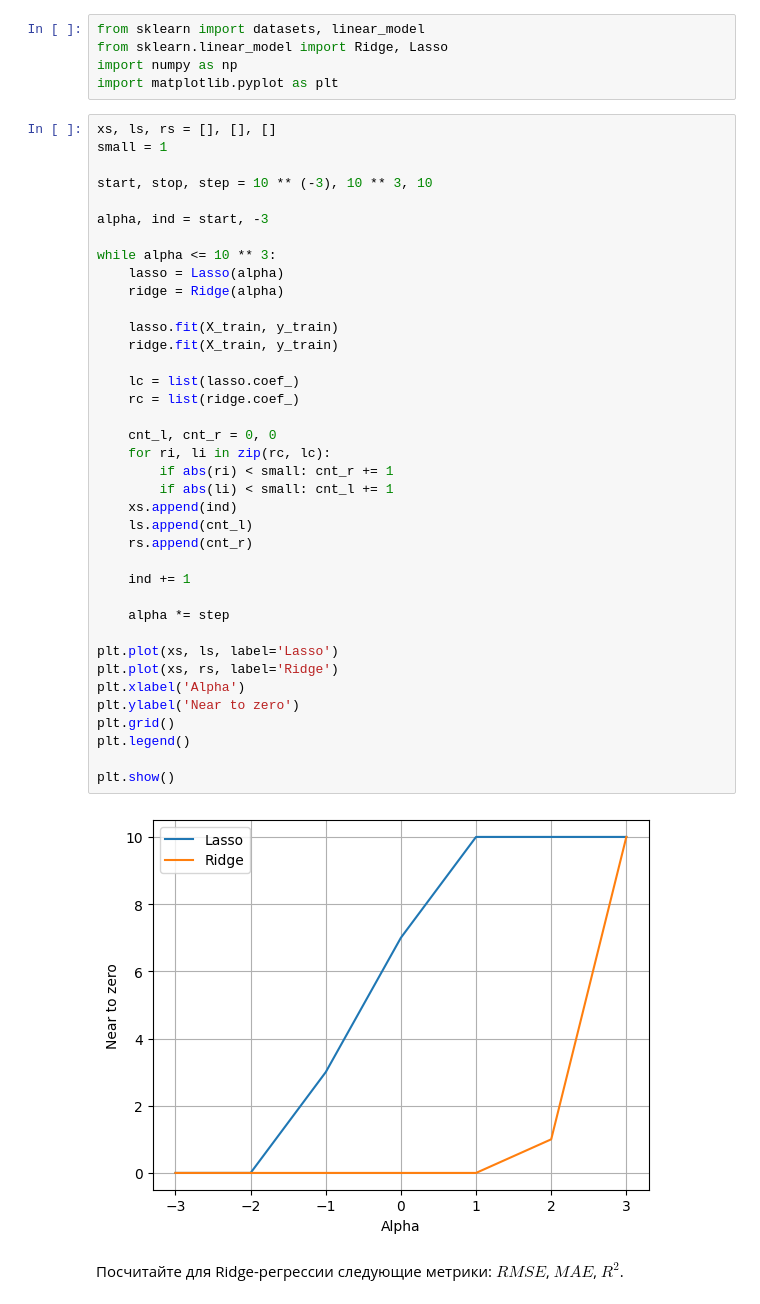
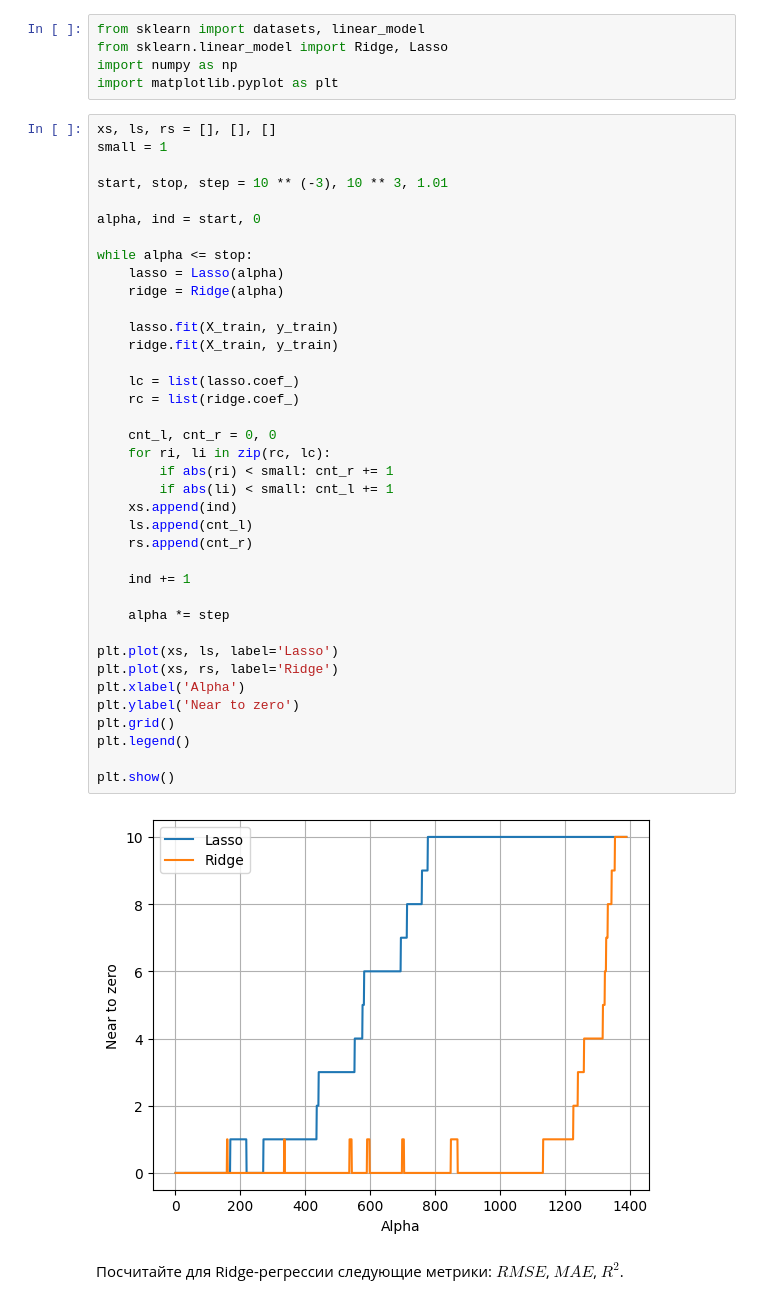
Before and after one commit to Semen-prog/aesc_machine_learning, a Jupyter notebook: homework_4/task4_linreg_tune_practice.ipynb, the cells around one changed output. Cells and saved outputs as stored; diff of their text form.

```diff
--- a/homework_4/task4_linreg_tune_practice.ipynb
+++ b/homework_4/task4_linreg_tune_practice.ipynb
@@ -34,42 +34,42 @@ import matplotlib.pyplot as plt
 xs, ls, rs = [], [], []
 small = 1
 
-start, stop, step = 10 ** (-3), 10 ** 3, 10
+start, stop, step = 10 ** (-3), 10 ** 3, 1.01
 
-alpha, ind = start, -3
+alpha, ind = start, 0
 
-while alpha <= 10 ** 3:
+while alpha <= stop:
     lasso = Lasso(alpha)
     ridge = Ridge(alpha)
 
     lasso.fit(X_train, y_train)
     ridge.fit(X_train, y_train)
 
     lc = list(lasso.coef_)
     rc = list(ridge.coef_)
 
     cnt_l, cnt_r = 0, 0
     for ri, li in zip(rc, lc):
         if abs(ri) < small: cnt_r += 1
         if abs(li) < small: cnt_l += 1
     xs.append(ind)
     ls.append(cnt_l)
     rs.append(cnt_r)
 
     ind += 1
 
     alpha *= step
 
 plt.plot(xs, ls, label='Lasso')
 plt.plot(xs, rs, label='Ridge')
 plt.xlabel('Alpha')
 plt.ylabel('Near to zero')
 plt.grid()
 plt.legend()
 
 plt.show()
 # %% [output]
-[figure, old version]
+[figure, new version]
 # %% [markdown]
 Посчитайте для Ridge-регрессии следующие метрики: $RMSE$, $MAE$, $R^2$.
 # %%
```
Also changed, not shown: parts of 2 cells of this notebook.
